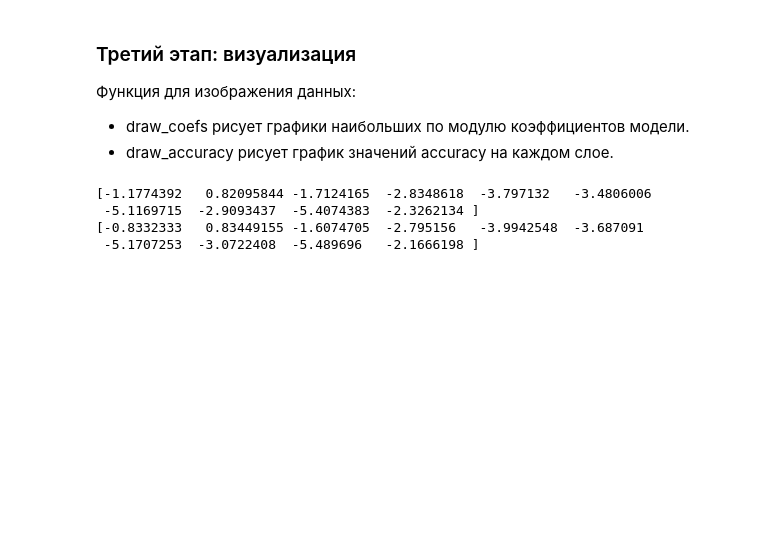
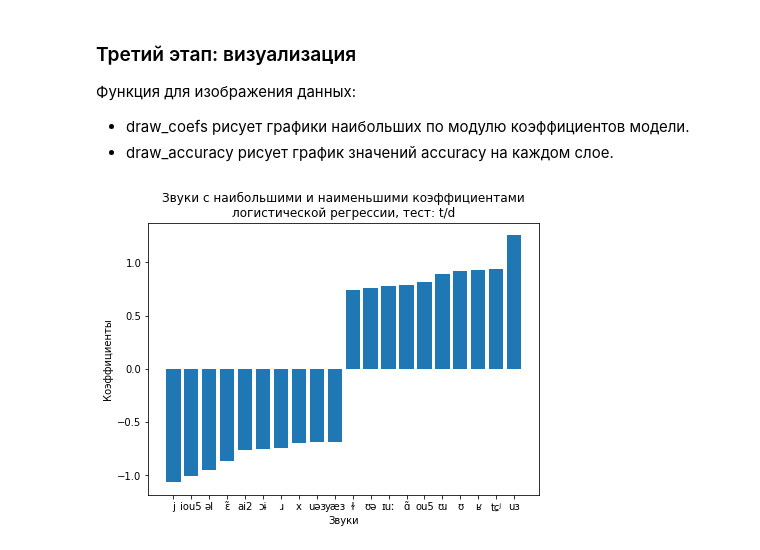
Before and after one commit to ShermanKsenia/speech-recognition-interpretation, a Jupyter notebook: Experiments_on_phonemes.ipynb, the cells around one changed output. Saved outputs shown, nothing was run; the diff lists cells and outputs as text; code cells hidden in the pictures; blank space fills up the shorter version.

```diff
--- a/Experiments_on_phonemes.ipynb
+++ b/Experiments_on_phonemes.ipynb
@@ -331,8 +328,8 @@ def count_accuracy(words, emb, sounds, layer):
                                       random_state=10)
   under_sampler = RandomUnderSampler(random_state=42)
   X_res, y_res = under_sampler.fit_resample(X_train, y_train)
-  model_log.fit(X_res, y_res)
-  rn_score = model_log.score(X_test, y_test)
+  model_rn.fit(X_res, y_res)
+  rn_score = model_rn.score(X_test, y_test)
 
   means = None
   if layer == 25:
@@ -364,10 +357,9 @@ for testname in ['t', 'z']:
     if testname == 't':
       all_emb = all_sound_vectors[testname][i]['t']
     elif testname == 'z':
-      all_emb = all_sound_vectors[testname][-1]['s'] + all_sound_vectors[testname][-1]['z']
+      all_emb = all_sound_vectors[testname][i]['s'] + all_sound_vectors[testname][i]['z']
     score, rn_score, coef, mean = count_accuracy(all_words, all_emb, all_sounds, i)
     scores[testname].append(score)
     rn_scores[testname].append(rn_score)
     coefs[testname].append(coef)
-    if mean:
-      means[testname].append(mean)
+    means[testname].append(mean)
@@ -385,18 +371,17 @@ means['t'].append(means)
 - draw_coefs рисует графики наибольших по модулю коэффициентов модели.
 - draw_accuracy рисует график значений accuracy на каждом слое.
 # %%
-def draw_coefs(coefs, testname):
+def draw_coefs(coefss, testname):
   '''
-  model -> используемая модель LogReg
   testname -> название теста
   '''
-  all_coefs = np.argsort(coefs)
+  all_coefs = np.argsort(coefss)
   need_coefs = all_coefs[:10].tolist() + all_coefs[-10:].tolist()
   sounds = []
   coefs = []
   for coef in need_coefs:
     sounds.append(convenient_vocab[coef])
-    coefs.append(model.coef_[0][coef])
+    coefs.append(coefss[coef])
   plt.figure(figsize=(7, 5))
   plt.bar(sounds, coefs)
   plt.xlabel('Звуки')
@@ -420,10 +402,0 @@ means = res.groupby('is_past')['vector_emb'].agg(np.mean).reset_index()
-# %%
-for i, row in means.iterrows():
-  sort_means = row['vector_emb'][needed_coefs]
-  print(sort_means)
-  #print([convenient_vocab[index] for index in sort_means[-1:-10:-1]])
-# %% [output]
-[-1.1774392   0.82095844 -1.7124165  -2.8348618  -3.797132   -3.4806006
- -5.1169715  -2.9093437  -5.4074383  -2.3262134 ]
-[-0.8332333   0.83449155 -1.6074705  -2.795156   -3.9942548  -3.687091
- -5.1707253  -3.0722408  -5.489696   -2.1666198 ]
@@ -446,0 +403,4 @@ s_z = s_sounds + z_sounds
+# %%
+draw_coefs(coefs['t'][-1], 't/d')
+# %% [output]
+[figure, added]
```
Also changed, not shown: parts of 15 cells of this notebook.
